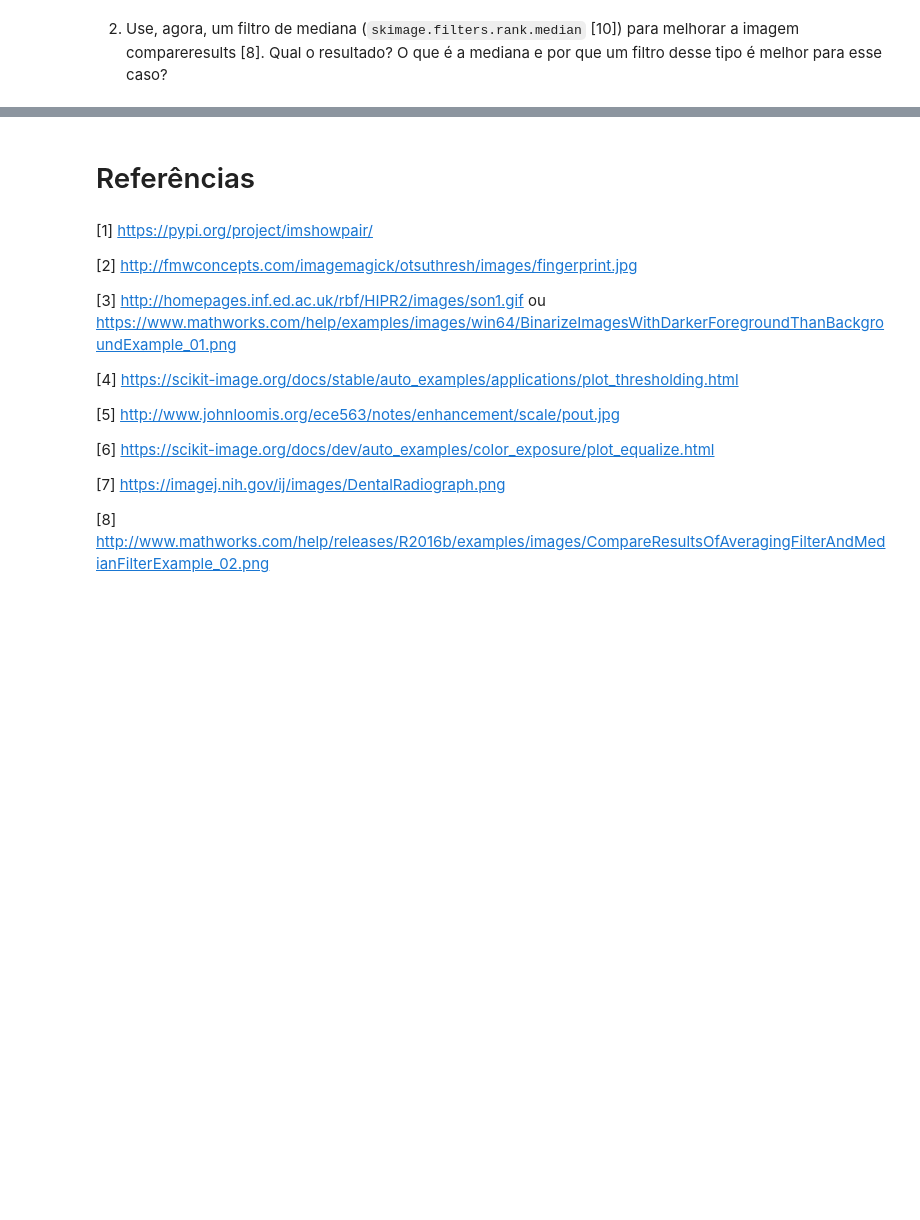
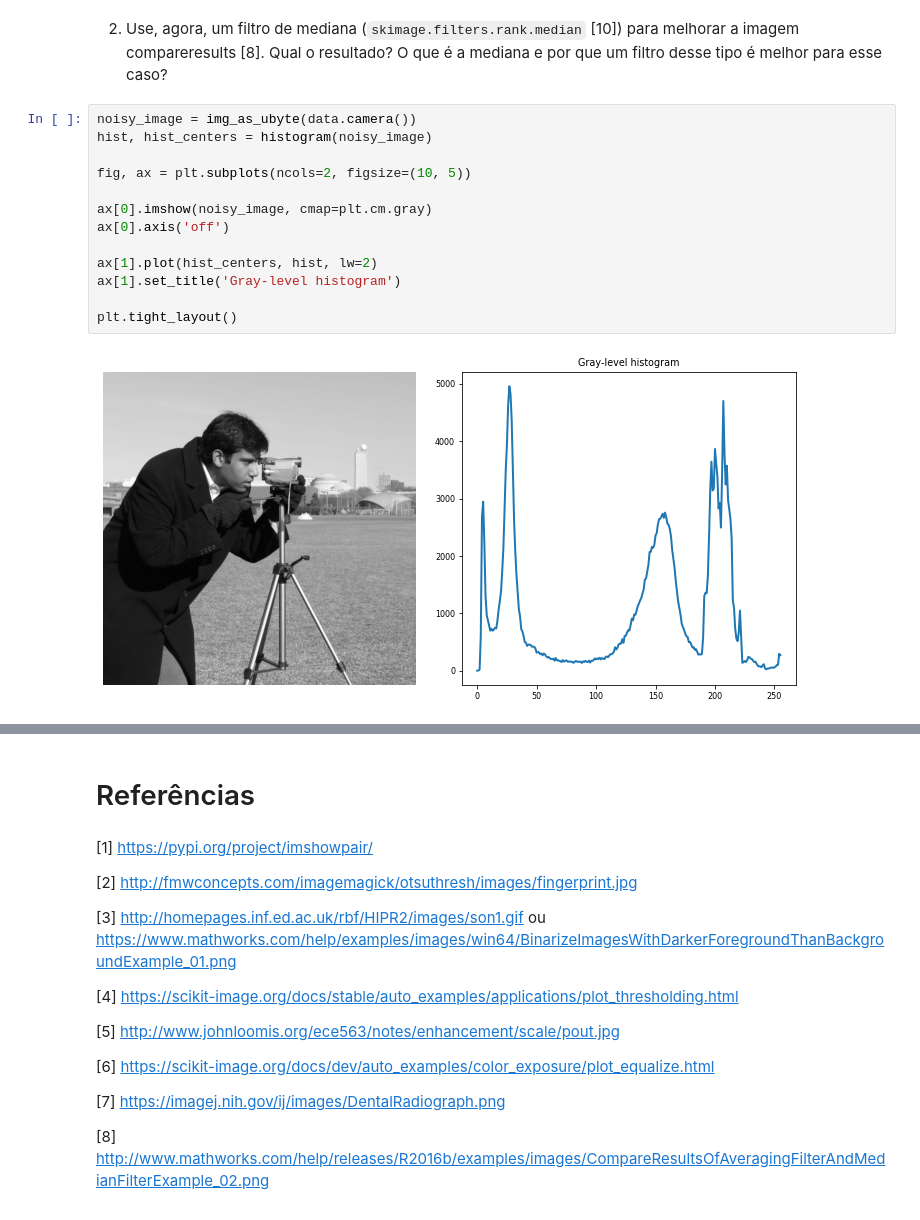
Before and after one commit to victoriafabris/disciplina-dsp-audio-video, a Jupyter notebook: atividade7/atividade_7.ipynb, the cells around one changed output, grey strips where cells are left out. Saved outputs shown, nothing was run; the diff lists cells and outputs as text; blank space fills up the shorter version.

```diff
--- a/atividade7/atividade_7.ipynb
+++ b/atividade7/atividade_7.ipynb
@@ -206,2 +246,17 @@ plt.show()
 # %% [markdown]
 2. Use, agora, um filtro de mediana (`skimage.filters.rank.median` [10]) para melhorar a imagem compareresults [8]. Qual o resultado? O que é a mediana e por que um filtro desse tipo é melhor para esse caso?
+# %%
+noisy_image = img_as_ubyte(data.camera())
+hist, hist_centers = histogram(noisy_image)
+
+fig, ax = plt.subplots(ncols=2, figsize=(10, 5))
+
+ax[0].imshow(noisy_image, cmap=plt.cm.gray)
+ax[0].axis('off')
+
+ax[1].plot(hist_centers, hist, lw=2)
+ax[1].set_title('Gray-level histogram')
+
+plt.tight_layout()
+# %% [output]
+[figure, added]
```
Also changed, not shown: parts of 4 cells of this notebook.
